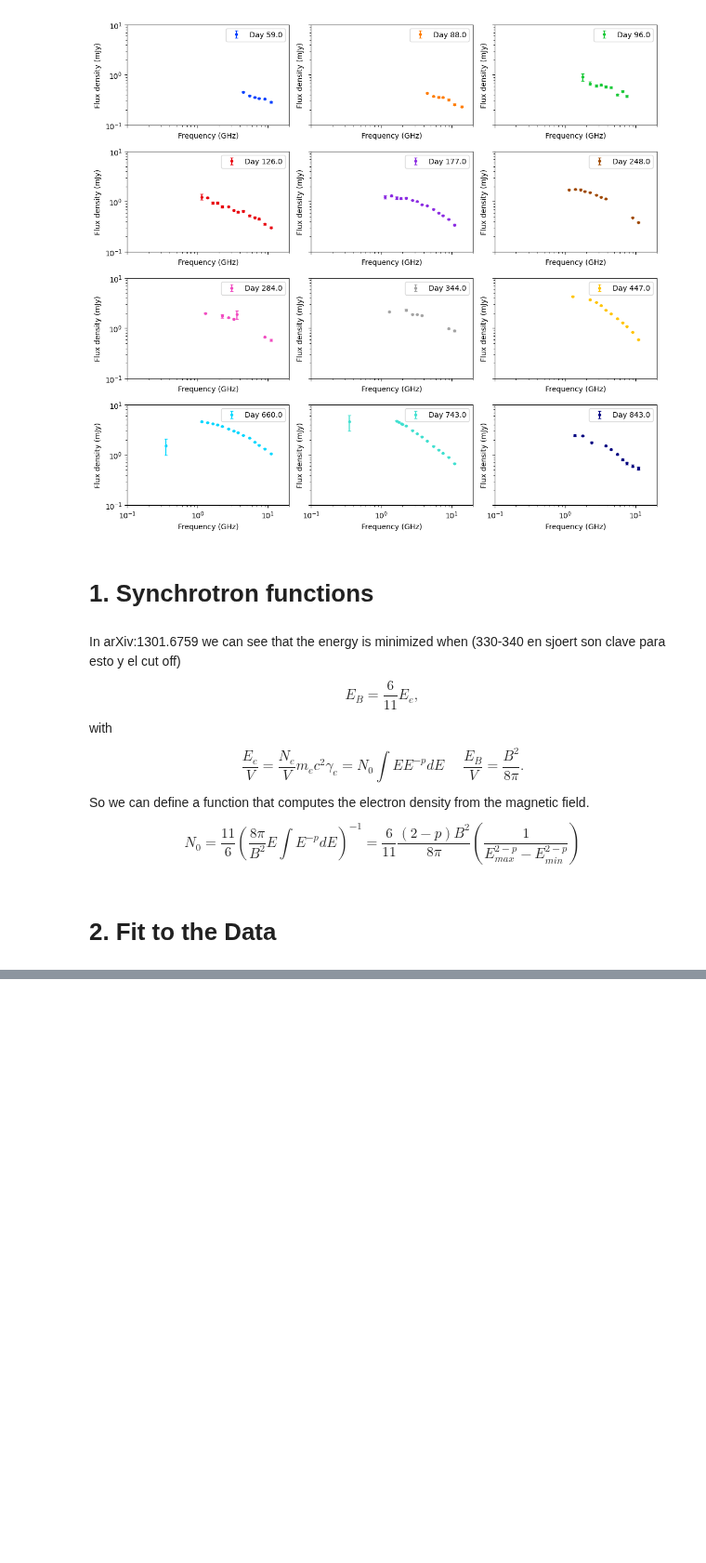
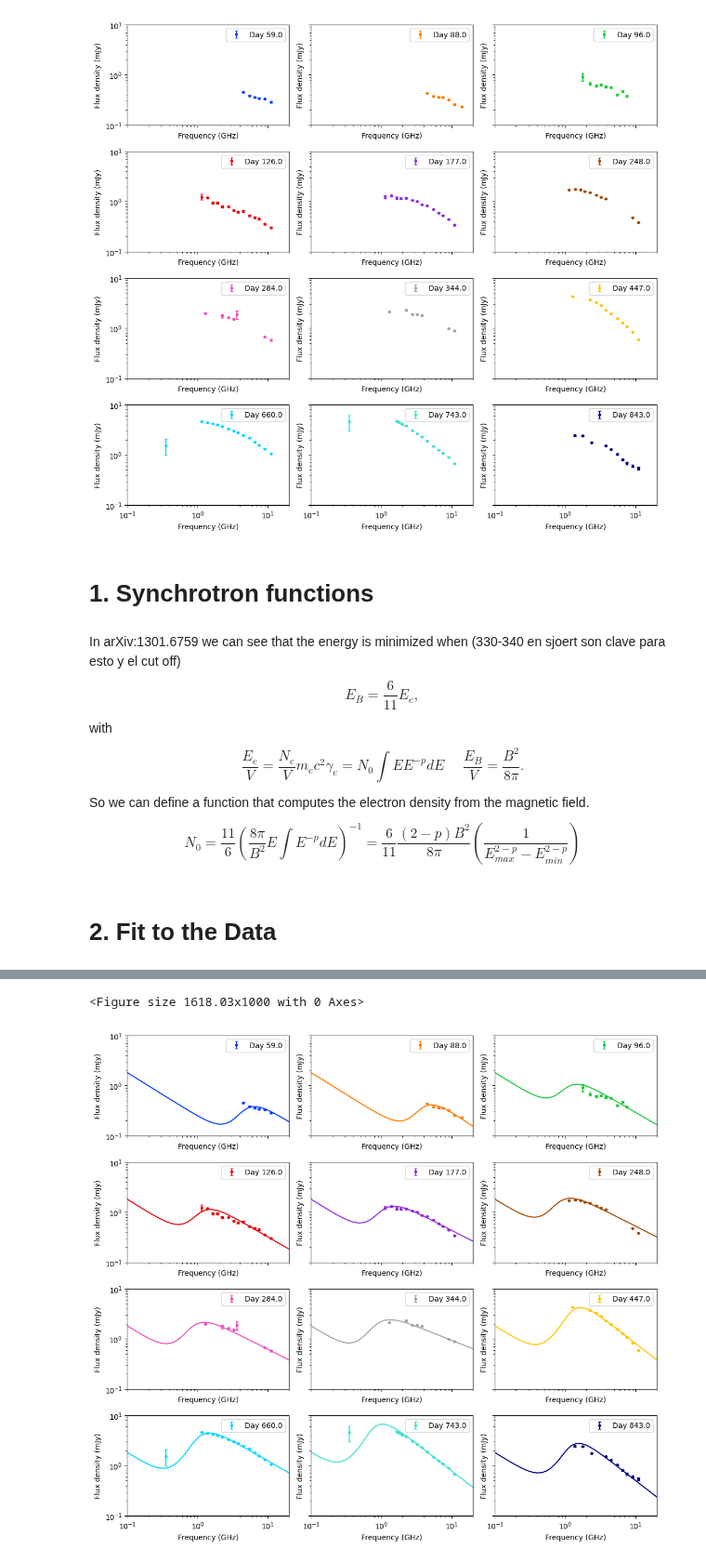
Before and after one commit to Camachoadri/JAEICU2024, a Jupyter notebook: TDE AT2019azh/TDE AT2019azh.ipynb, the cells around one changed output, grey strips where cells are left out. Shown at 93% size. Saved outputs shown, nothing was run; the diff lists cells and outputs as text; code cells hidden in the pictures; blank space fills up the shorter version.

```diff
--- a/TDE AT2019azh/TDE AT2019azh.ipynb
+++ b/TDE AT2019azh/TDE AT2019azh.ipynb
@@ -497,20 +528,25 @@ def leastsq_function(params, *args):
 #Input parameters
 freqcont= np.logspace(-1, 2, base=10) #In mHz
 distance= ((96*u.Mpc).to(u.cm)).value
-num_times=3
 
 freq = []
 FluxValue = []
 FluxErr = []
 
 #Saving the data at each epoch in arrays
-for time in date_list[1:]:
+for time in date_list:
     freq.append(time[0])
     FluxValue.append(time[1])
     FluxErr.append(time[2])
 
 #params0=(F0, alpha, B[0], B[1], B[2], B[3], R[0], R[1], R[2], R[3], p[0], p[1], p[2], p[3])
-params0=(F0, alpha, B[1], B[2], B[3], R[1], R[2], R[3], p[1], p[2], p[3])
+params0=list((F0, alpha))#, B[1], B[2], B[3], R[1], R[2], R[3], p[1], p[2], p[3])
+for i in np.arange(0, len(B)):
+    params0.append(B[i])
+for i in np.arange(0, len(R)):
+    params0.append(R[i])
+for i in np.arange(0, len(B)):
+    params0.append(p[i])
 args0=(freq, num_times, distance, FluxValue, FluxErr)
 """
 params0=(F0, alpha, B[1], R[1], p[1])
@@ -557,0 +583,61 @@ plt.show()
+# %%
+sizefig=10
+plt.figure(figsize=(sizefig*golden, sizefig))
+fig, ax = plt.subplots(4,3)
+
+for freq in data_rec:
+    day= round(freq['Days since detection'],roundDecim)
+    Frequency=freq['Frequency (GHz)']
+    Flux=freq['Flux density (mJy)']
+    FluxErr=freq['Flux density error (mJy)']
+    for i, DayData in enumerate(days):
+        if day == round(DayData,roundDecim):
+            Index1= i%3
+            Index2=0
+            if i >=3: Index2= int((i-Index1)/3)
+            ax[Index2][Index1].errorbar(Frequency, Flux, yerr= FluxErr,
+                         fmt= '.',capsize= 2 , c=colors_dark[i], zorder=8, label= f'Day {day}')
+            date_list[i][0].append(Frequency)
+            date_list[i][1].append(Flux)
+            date_list[i][2].append(FluxErr)
+
+            ax[Index2][Index1].set_yscale('log')
+            ax[Index2][Index1].set_xscale('log')
+            ax[Index2][Index1].set_ylim(bottom=0.1, top=10)
+            ax[Index2][Index1].set_xlim(left=0.1, right=20)
+            ax[Index2][Index1].set_xlabel(f"Frequency (GHz)")
+            ax[Index2][Index1].set_ylabel(f'Flux density (mJy)')
+
+            if Index1 != 0:
+                plt.setp(ax[Index2][Index1].get_yticklabels(), visible= False)
+            if Index2 != ax.shape[1]:
+                plt.setp(ax[Index2][Index1].get_xticklabels(), visible= False)
+
+for i, DayData in enumerate(days):
+    Index1= i%3
+    Index2=0
+    if i >=3: Index2= int((i-Index1)/3)
+    F= FluxatTSynch(freqcont*1e9 , result['x'][2 + num_times + i], result['x'][2 + 2*num_times + i], result['x'][2+i]
+                    , distance, result['x'][0], result['x'][1])
+    ax[Index2][Index1].plot(freqcont, F, c=colors_dark[i])
+
+#Function to only plot labels once
+def legend_without_duplicate_labels(ax):
+    handles, labels = ax.get_legend_handles_labels()
+    unique = [(h, l) for i, (h, l) in enumerate(zip(handles, labels)) if l not in labels[:i]]
+    ax.legend(*zip(*unique))
+
+for i, DayData in enumerate(days):
+    Index1= i%3
+    Index2=0
+    if i >=3: Index2= int((i-Index1)/3)
+    legend_without_duplicate_labels(ax[Index2][Index1])
+
+fig.set_figheight(sizefig)
+fig.set_figwidth(sizefig*1.1)
+
+plt.tight_layout()
+plt.show()
+# %% [output]
+<Figure size 1618.03x1000 with 0 Axes>
+[figure, added]
```
Also changed, not shown: parts of 7 cells of this notebook.
